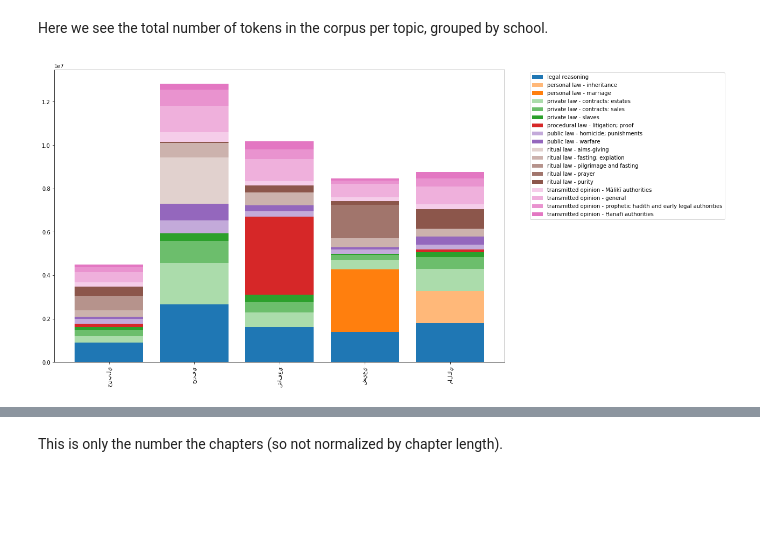
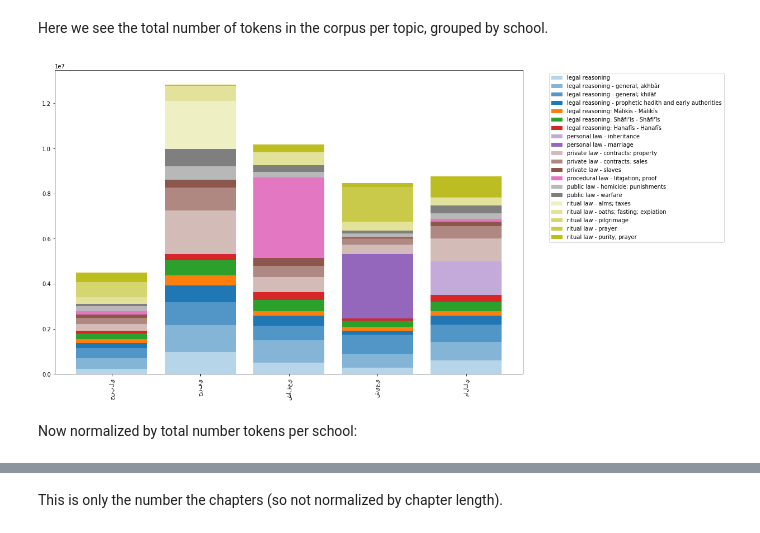
Before and after one commit to arabic-digital-humanities/adhtools, a Jupyter notebook: notebooks/TopicModelingVisualization20.ipynb, the cells around one changed output, grey strips where cells are left out. Saved outputs shown, nothing was run; the diff lists cells and outputs as text; code cells hidden in the pictures; blank space fills up the shorter version.

Commit message:
Updated visualzation with new topic labels

```diff
--- a/notebooks/TopicModelingVisualization20.ipynb
+++ b/notebooks/TopicModelingVisualization20.ipynb
@@ -325,10 +340,9 @@ ritual law - prayer
 # %% [markdown]
 ## Barplots
 # %%
-def plot_bars_per_topic(df, topic_names, col1, col2='ChapterLength', aggfunc=sum, reshape_col1=False):
+def plot_bars_values(values, topic_names, reshape_col1=False):
     plt.figure(figsize=(15,10))
     ax = plt.gca()
-    values = df.groupby([col1, 'topic_name'])[col2].apply(aggfunc).sort_values()
     values = values.unstack().fillna(0)
     values = values.reindex(sorted(values.index), axis=0)
     #sorted_index = values.sum(axis=1).sort_values(ascending=False).index
@@ -353,9 +367,15 @@ def plot_bars_per_topic(df, topic_names, col1, col2='ChapterLength', aggfunc=sum
     labels, handles = zip(*sorted(zip(labels, handles), key=lambda t: t[0]))
     plt.legend(handles, labels, bbox_to_anchor=(1.05, 1), loc=2)
     plt.show()
+
+def plot_bars_per_topic(df, topic_names, col1, col2='ChapterLength', aggfunc=sum, reshape_col1=False):
+    values = df.groupby([col1, 'topic_name'])[col2].apply(aggfunc).sort_values()
+    plot_bars_values(values, topic_names, reshape_col1=False)
 # %% [markdown]
 Here we see the total number of tokens in the corpus per topic, grouped by school.
 # %%
-plot_bars_per_topic(metadata_newind, topic_names, 'BookSUBJ')
+plot_bars_per_topic(metadata_newind, topic_names, 'BookSUBJ', reshape_col1=True)
 # %% [output]
-[figure, old version]
+[figure, new version]
+# %% [markdown]
+Now normalized by total number tokens per school:
```
Also changed, not shown: parts of 17 cells of this notebook.
